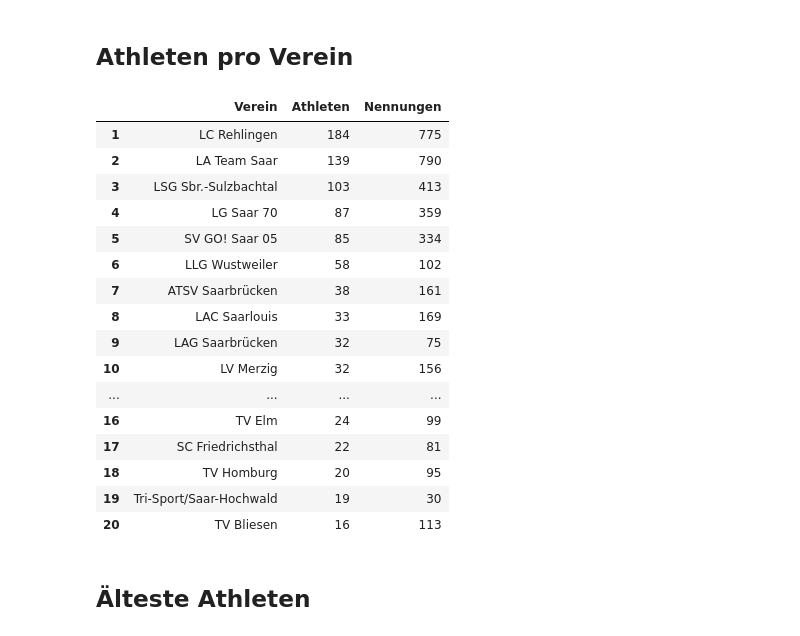
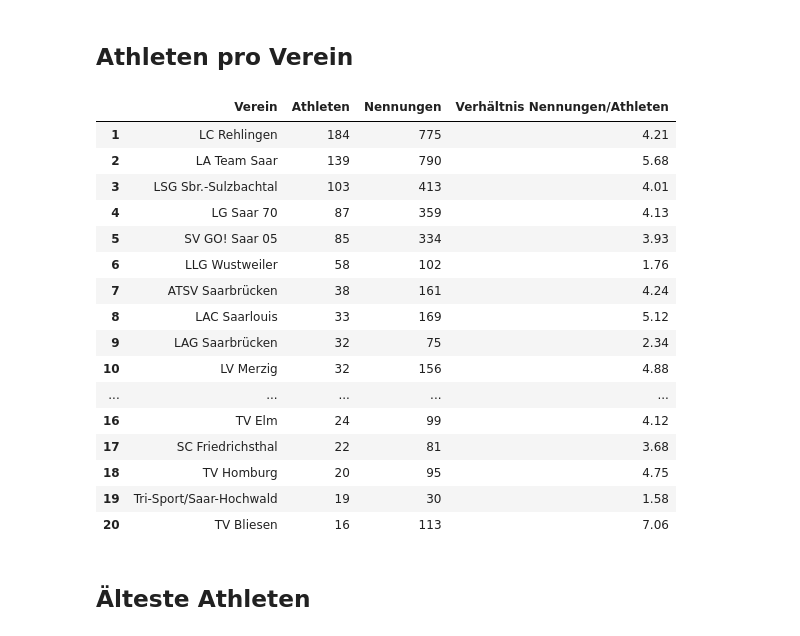
Before and after one commit to nimarion/slb, a Jupyter notebook: general.ipynb, the cells around one changed output. Saved outputs shown, nothing was run; the diff lists cells and outputs as text; code cells hidden in the pictures.

Commit message:
add athlete/amount ratio

```diff
--- a/general.ipynb
+++ b/general.ipynb
@@ -86,37 +86,39 @@ display(club_entry_counts.head(10))
 # %%
 athletes_per_club = data_full.groupby('club')['athleteId'].nunique()
 athletes_per_club = athletes_per_club.reset_index()
 athletes_per_club.columns = ['Verein', 'Athleten']
 athletes_per_club = athletes_per_club.sort_values(by='Athleten', ascending=False)
 
 entries_per_club = data.groupby('club').size().reset_index(name='Number of Entries')
 entries_per_club = entries_per_club.sort_values(by='Number of Entries', ascending=False)
 
 combined_data = pd.merge(athletes_per_club, entries_per_club, left_on='Verein', right_on='club', how='outer')
 combined_data.drop(columns='club', inplace=True)
 combined_data.columns = ['Verein', 'Athleten', 'Nennungen']
 combined_data = combined_data.sort_values(by='Athleten', ascending=False)
 combined_data.reset_index(drop=True, inplace=True)
 combined_data.index += 1
+combined_data['Verhältnis Nennungen/Athleten'] = round(combined_data['Nennungen'] / combined_data['Athleten'], 2)
+
 display(combined_data.head(20))
 # %% [output]
-|  | Verein | Athleten | Nennungen |
-| 1 | LC Rehlingen | 184 | 775 |
-| 2 | LA Team Saar | 139 | 790 |
-| 3 | LSG Sbr.-Sulzbachtal | 103 | 413 |
-| 4 | LG Saar 70 | 87 | 359 |
-| 5 | SV GO! Saar 05 | 85 | 334 |
-| 6 | LLG Wustweiler | 58 | 102 |
-| 7 | ATSV Saarbrücken | 38 | 161 |
-| 8 | LAC Saarlouis | 33 | 169 |
-| 9 | LAG Saarbrücken | 32 | 75 |
-| 10 | LV Merzig | 32 | 156 |
-| ... | ... | ... | ... |
-| 16 | TV Elm | 24 | 99 |
-| 17 | SC Friedrichsthal | 22 | 81 |
-| 18 | TV Homburg | 20 | 95 |
-| 19 | Tri-Sport/Saar-Hochwald | 19 | 30 |
-| 20 | TV Bliesen | 16 | 113 |
+|  | Verein | Athleten | Nennungen | Verhältnis Nennungen/Athleten |
+| 1 | LC Rehlingen | 184 | 775 | 4.21 |
+| 2 | LA Team Saar | 139 | 790 | 5.68 |
+| 3 | LSG Sbr.-Sulzbachtal | 103 | 413 | 4.01 |
+| 4 | LG Saar 70 | 87 | 359 | 4.13 |
+| 5 | SV GO! Saar 05 | 85 | 334 | 3.93 |
+| 6 | LLG Wustweiler | 58 | 102 | 1.76 |
+| 7 | ATSV Saarbrücken | 38 | 161 | 4.24 |
+| 8 | LAC Saarlouis | 33 | 169 | 5.12 |
+| 9 | LAG Saarbrücken | 32 | 75 | 2.34 |
+| 10 | LV Merzig | 32 | 156 | 4.88 |
+| ... | ... | ... | ... | ... |
+| 16 | TV Elm | 24 | 99 | 4.12 |
+| 17 | SC Friedrichsthal | 22 | 81 | 3.68 |
+| 18 | TV Homburg | 20 | 95 | 4.75 |
+| 19 | Tri-Sport/Saar-Hochwald | 19 | 30 | 1.58 |
+| 20 | TV Bliesen | 16 | 113 | 7.06 |
 # %% [markdown]
 ## Älteste Athleten
 # %%
```
